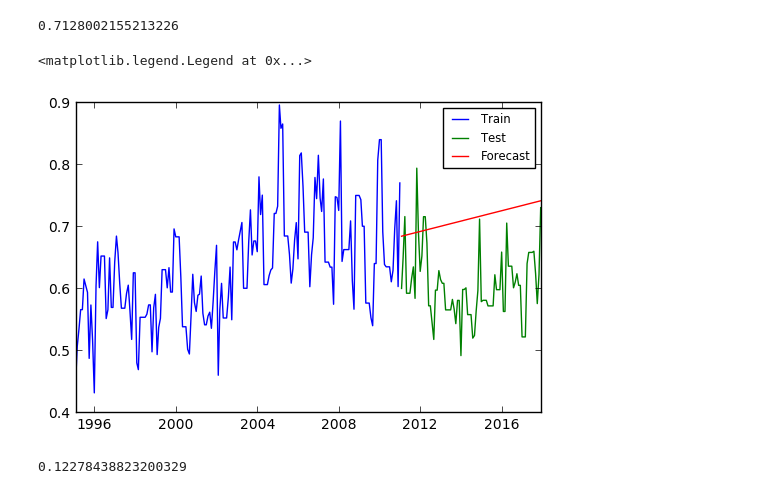
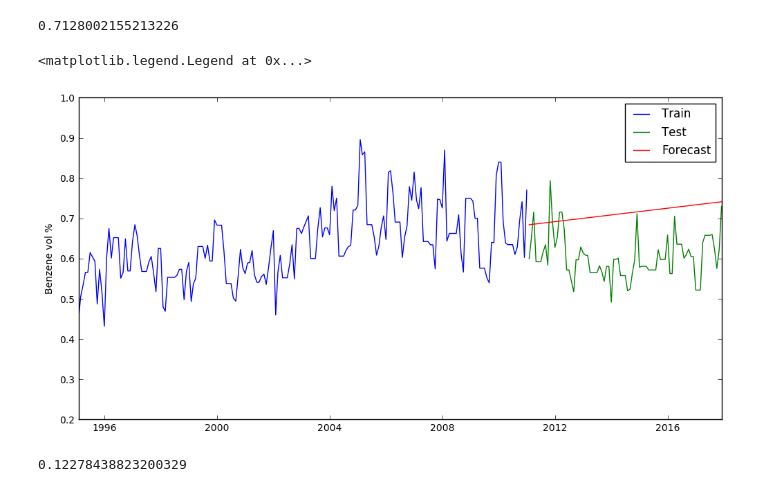
Before and after one commit to arkhnl/Capstone-project-1, a Jupyter notebook: gasoline_NY_time_series_analysis.ipynb, the cells around one changed output. Cells and saved outputs as stored; diff of their text form; code cells hidden in the pictures.

```diff
--- a/gasoline_NY_time_series_analysis.ipynb
+++ b/gasoline_NY_time_series_analysis.ipynb
@@ -280,13 +364,16 @@ print(y_hat_avg1.mean())
 # %% [output]
 0.7128002155213226
 # %%
+plt.figure(figsize=(12,6))
 plt.plot(Ben_train_Data,label='Train')
 plt.plot(Ben_test_Data,label='Test')
 plt.plot(Ben_test_Data.index,y_hat_avg1, label='Forecast')
-plt.legend(loc='upper right',fontsize='small')
+plt.ylim(0.2,1)
+plt.ylabel('Benzene vol %')
+plt.legend(loc='upper right')
 # %% [output]
 <matplotlib.legend.Legend at 0x...>
-[figure, old version]
+[figure, new version]
 # %%
 rms = sqrt(mean_squared_error(Ben_test_Data, y_hat_avg1))
 print(rms)
```
Also changed, not shown: parts of 28 cells of this notebook.
